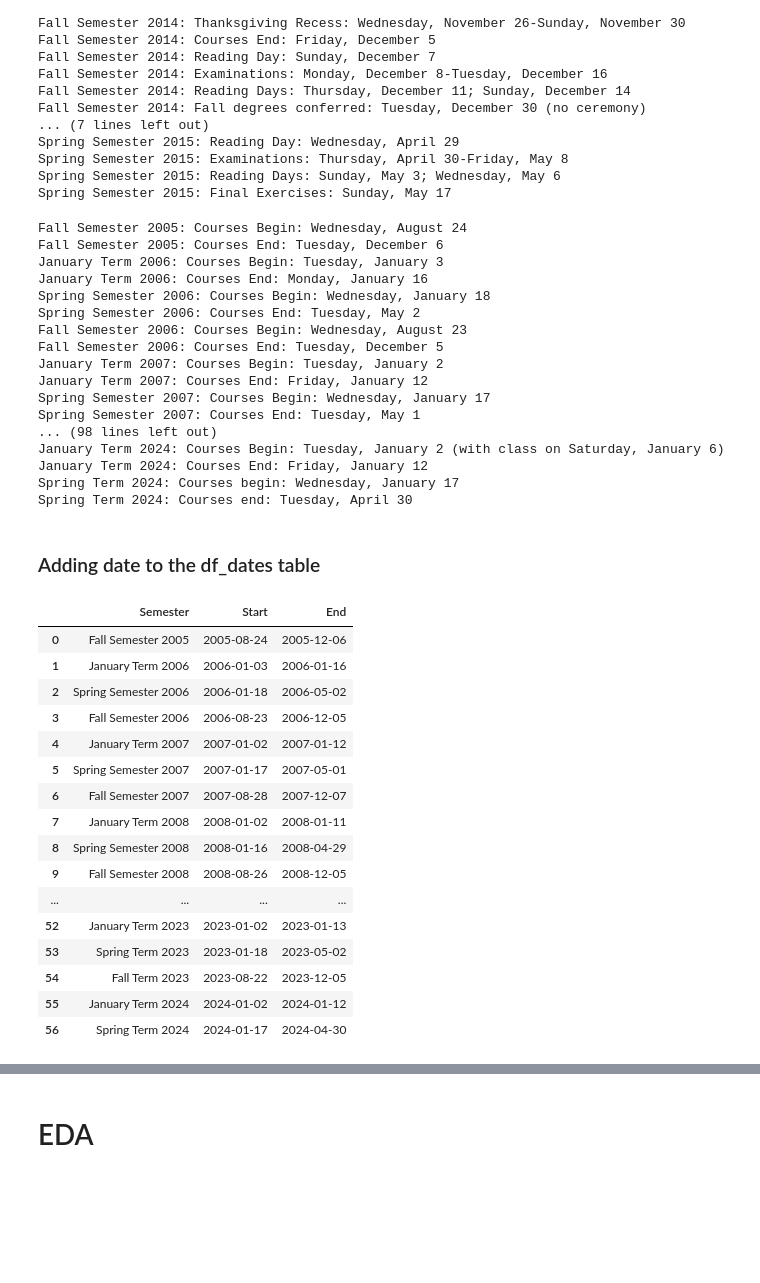
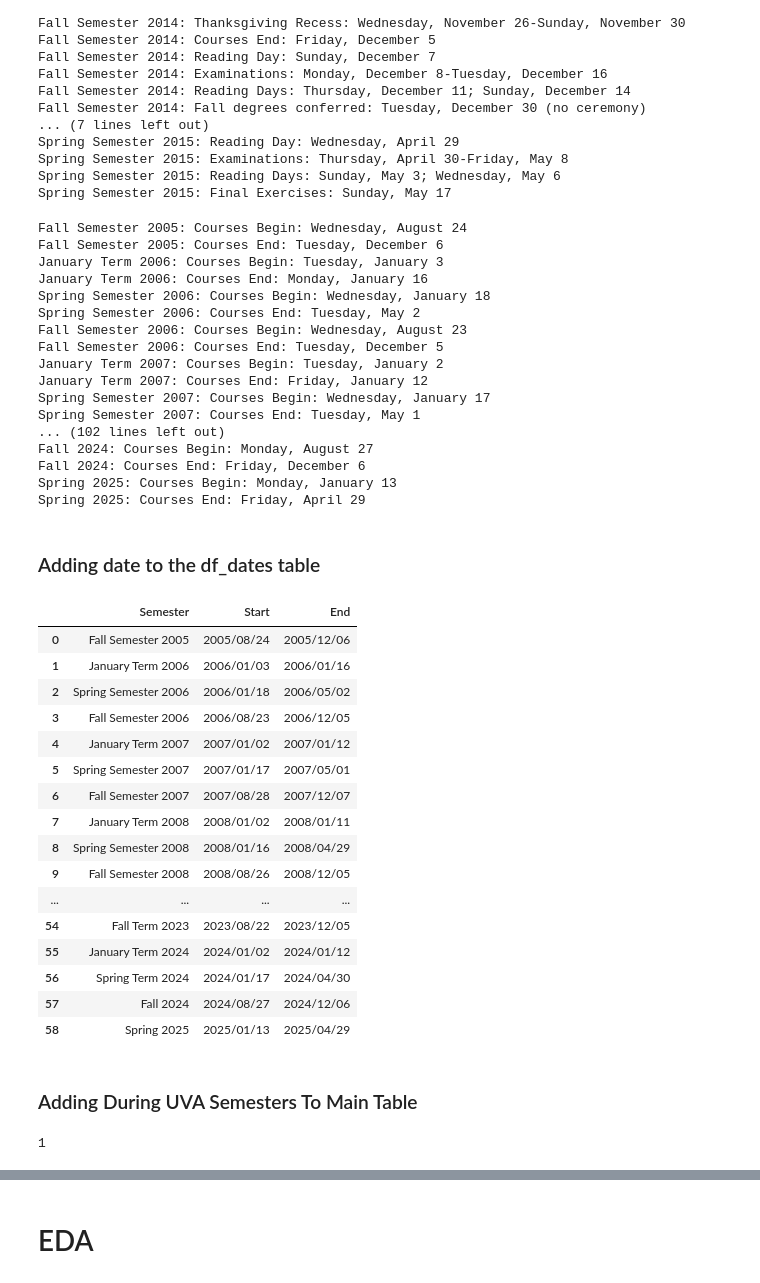
Before and after one commit to kelseymatsik/ds4002_project2, a Jupyter notebook: Project2EDA.ipynb, the cells around one changed output, grey strips where cells are left out. Saved outputs shown, nothing was run; the diff lists cells and outputs as text; code cells hidden in the pictures; blank space fills up the shorter version.

Commit message:
Finished adding inSession variable to main table

```diff
--- a/Project2EDA.ipynb
+++ b/Project2EDA.ipynb
@@ -206,6 +210,13 @@ for link in links:
                 if (event_name.lower() in ['courses begin', 'courses end']) and date_range:
                     events.append((current_semester, event_name, date_range))
 
+events.append(('Fall 2024', 'Courses Begin', 'Monday, August 27'))
+events.append(('Fall 2024', 'Courses End', 'Friday, December 6'))
+events.append(('Spring 2025', 'Courses Begin', 'Monday, January 13'))
+events.append(('Spring 2025', 'Courses End', 'Friday, April 29'))
+
+
+
 for event in events:
     print(f"{event[0]}: {event[1]}: {event[2]}")
 # %% [output]
@@ -221,11 +232,11 @@ January Term 2007: Courses Begin: Tuesday, January 2
 January Term 2007: Courses End: Friday, January 12
 Spring Semester 2007: Courses Begin: Wednesday, January 17
 Spring Semester 2007: Courses End: Tuesday, May 1
-... (98 lines left out)
-January Term 2024: Courses Begin: Tuesday, January 2 (with class on Saturday, January 6)
-January Term 2024: Courses End: Friday, January 12
-Spring Term 2024: Courses begin: Wednesday, January 17
-Spring Term 2024: Courses end: Tuesday, April 30
+... (102 lines left out)
+Fall 2024: Courses Begin: Monday, August 27
+Fall 2024: Courses End: Friday, December 6
+Spring 2025: Courses Begin: Monday, January 13
+Spring 2025: Courses End: Friday, April 29
 # %% [markdown]
 ### Adding date to the df_dates table
 # %%
@@ -242,48 +253,73 @@ for i in range(0, len(events), 2):
   end = events[i+1]
   length = len(start[0])
   year = start[0][length - 4 : ]
 
   # cleaning to get dates
   start_date_str = start[2].split(',')[1].split('-')[0].split('(')[0].strip() + ', '+ year
   end_date_str = end[2].split(',')[1].split('No ')[0].split('(')[0].strip()  + ', ' + year
 
   # Converting strings to datetime objects
   start_date = datetime.strptime(start_date_str, "%B %d, %Y")
   end_date = datetime.strptime(end_date_str, "%B %d, %Y")
 
   # Formatting dates to desired format
-  start_date_formatted = start_date.strftime("%Y-%m-%d")
-  end_date_formatted = end_date.strftime("%Y-%m-%d")
+  start_date_formatted = start_date.strftime("%Y/%m/%d")
+  end_date_formatted = end_date.strftime("%Y/%m/%d")
 
 
 
   #print(events[i][0])
   #print(start_date)
   #print(end_date)
   #print('\n')
 
   add = [events[i][0], start_date_formatted, end_date_formatted]
   rows_to_add.append(add)
 
 df_dates = pd.concat([df_dates, pd.DataFrame(rows_to_add, columns=df_dates.columns)], ignore_index=True)
 
 
 df_dates
 # %% [output]
 |  | Semester | Start | End |
-| 0 | Fall Semester 2005 | 2005-08-24 | 2005-12-06 |
-| 1 | January Term 2006 | 2006-01-03 | 2006-01-16 |
-| 2 | Spring Semester 2006 | 2006-01-18 | 2006-05-02 |
-| 3 | Fall Semester 2006 | 2006-08-23 | 2006-12-05 |
-| 4 | January Term 2007 | 2007-01-02 | 2007-01-12 |
-| 5 | Spring Semester 2007 | 2007-01-17 | 2007-05-01 |
-| 6 | Fall Semester 2007 | 2007-08-28 | 2007-12-07 |
-| 7 | January Term 2008 | 2008-01-02 | 2008-01-11 |
-| 8 | Spring Semester 2008 | 2008-01-16 | 2008-04-29 |
-| 9 | Fall Semester 2008 | 2008-08-26 | 2008-12-05 |
+| 0 | Fall Semester 2005 | 2005/08/24 | 2005/12/06 |
+| 1 | January Term 2006 | 2006/01/03 | 2006/01/16 |
+| 2 | Spring Semester 2006 | 2006/01/18 | 2006/05/02 |
+| 3 | Fall Semester 2006 | 2006/08/23 | 2006/12/05 |
+| 4 | January Term 2007 | 2007/01/02 | 2007/01/12 |
+| 5 | Spring Semester 2007 | 2007/01/17 | 2007/05/01 |
+| 6 | Fall Semester 2007 | 2007/08/28 | 2007/12/07 |
+| 7 | January Term 2008 | 2008/01/02 | 2008/01/11 |
+| 8 | Spring Semester 2008 | 2008/01/16 | 2008/04/29 |
+| 9 | Fall Semester 2008 | 2008/08/26 | 2008/12/05 |
 | ... | ... | ... | ... |
-| 52 | January Term 2023 | 2023-01-02 | 2023-01-13 |
-| 53 | Spring Term 2023 | 2023-01-18 | 2023-05-02 |
-| 54 | Fall Term 2023 | 2023-08-22 | 2023-12-05 |
-| 55 | January Term 2024 | 2024-01-02 | 2024-01-12 |
-| 56 | Spring Term 2024 | 2024-01-17 | 2024-04-30 |
+| 54 | Fall Term 2023 | 2023/08/22 | 2023/12/05 |
+| 55 | January Term 2024 | 2024/01/02 | 2024/01/12 |
+| 56 | Spring Term 2024 | 2024/01/17 | 2024/04/30 |
+| 57 | Fall 2024 | 2024/08/27 | 2024/12/06 |
+| 58 | Spring 2025 | 2025/01/13 | 2025/04/29 |
+# %% [markdown]
+### Adding During UVA Semesters To Main Table
+# %%
+def inSession(given):
+  g = datetime.strptime(given.split(" ")[0], "%Y/%m/%d") # 2024/10/02 00:24:02+00
+  #print(g)
+  start = df_dates['Start'].tolist()
+  end = df_dates['End'].tolist()
+
+  for i in range(len(start)):
+    start_date = start[i]
+    end_date = end[i]
+    #print(datetime.strptime(start_date.split(" ")[0], "%Y/%m/%d"))
+    #print(datetime.strptime(end_date.split(" ")[0], "%Y/%m/%d"))
+
+    if datetime.strptime(start_date.split(" ")[0], "%Y/%m/%d") <= g <= datetime.strptime(end_date.split(" ")[0], "%Y/%m/%d"):
+      return 1
+
+  return 0
+
+
+
+inSession(crime['DateReported'][9009])
+# %% [output]
+1
```
Also changed, not shown: parts of 3 cells of this notebook.
